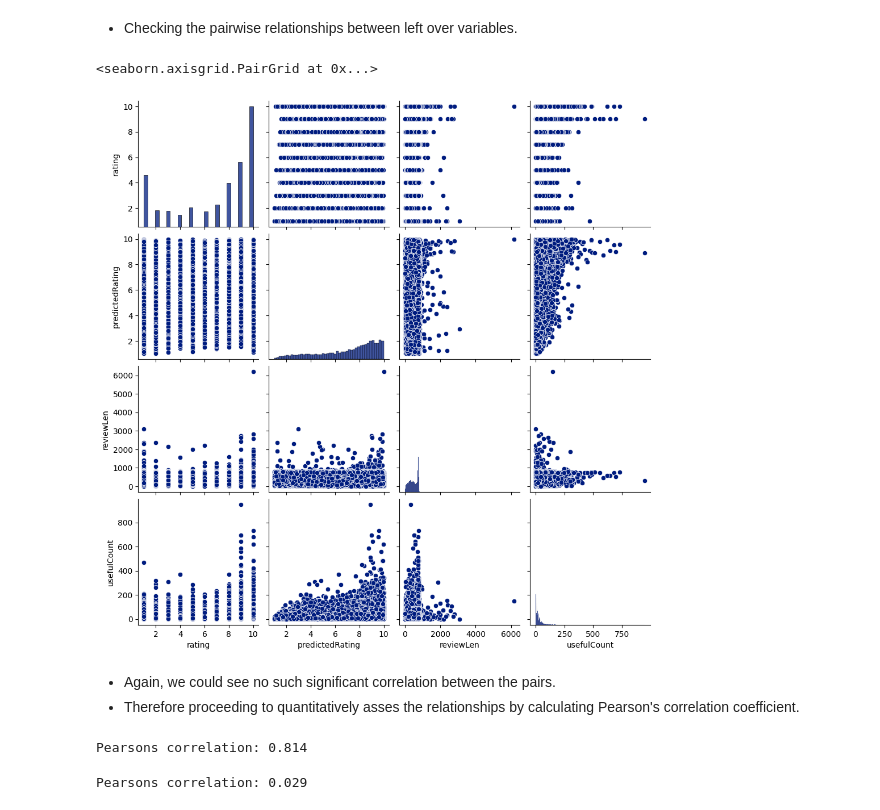
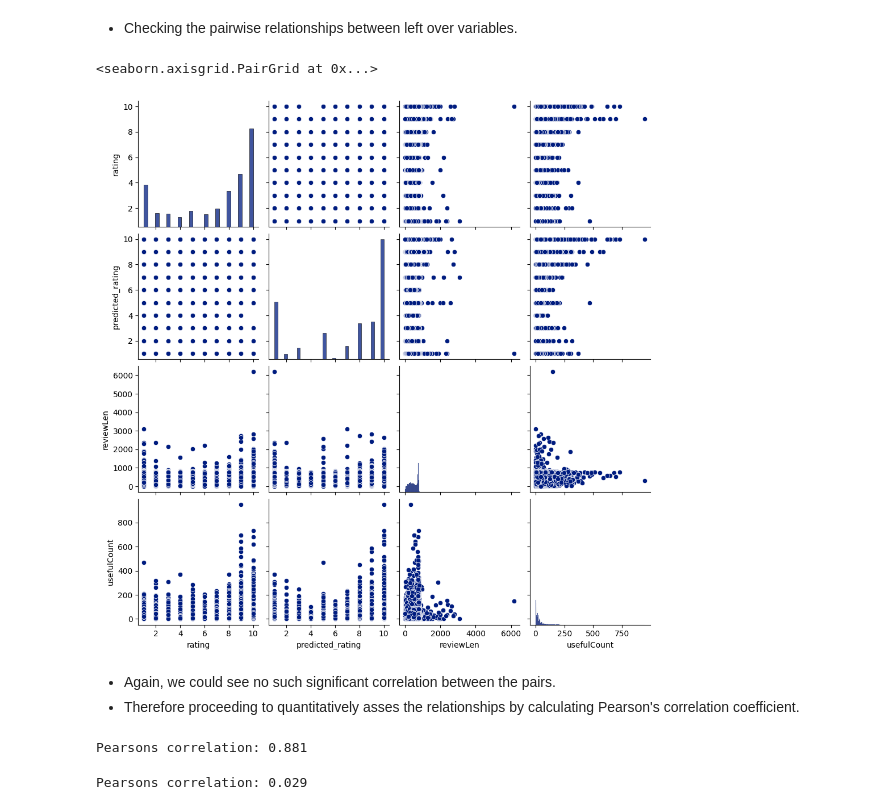
Before and after one commit to rtpn2000/drugReviewAnalysis, a Jupyter notebook: project_part_3_Team_10.ipynb, the cells around one changed output. Drawn from its saved outputs; the diff is of its cells as text; code cells hidden in the pictures.

```diff
--- a/project_part_3_Team_10.ipynb
+++ b/project_part_3_Team_10.ipynb
@@ -39,24 +39,24 @@ from transformers.keras_callbacks import KerasMetricCallback
 from datasets import Dataset
 from tqdm.auto import tqdm
 # %%
-df = pd.read_csv("C://Users//rtpn2//OneDrive//Desktop//WinterQ24//Machine Learning//Project//drugReviewAnalysis//drugReviewAnalysis//test_predicted_ratings.csv")
+df = pd.read_csv("C://Users//rtpn2//OneDrive//Desktop//WinterQ24//Machine Learning//Project//drugReviewAnalysis//drugReviewAnalysis//predicted_test.csv")
 df['reviewLen'] = df['review'].apply(lambda x: len(x))
 # %% [markdown]
 - Checking the pairwise relationships between left over variables.
 # %%
- sns.pairplot(df[['rating', 'predictedRating', 'reviewLen', 'usefulCount']])
+ sns.pairplot(df[['rating', 'predicted_rating', 'reviewLen', 'usefulCount']])
 # %% [output]
 <seaborn.axisgrid.PairGrid at 0x...>
-[figure, old version]
+[figure, new version]
 # %% [markdown]
 - Again, we could see no such significant correlation between the pairs.
 - Therefore proceeding to quantitatively asses the relationships by calculating Pearson's correlation coefficient.
 # %%
-corr, _ = pearsonr(df['rating'], df['predictedRating'])
+corr, _ = pearsonr(df['rating'], df['predicted_rating'])
 corrRvPR = corr
 print('Pearsons correlation: %.3f' % corrRvPR)
 # %% [output]
-Pearsons correlation: 0.814
+Pearsons correlation: 0.881
 # %%
 corr, _ = pearsonr(df['usefulCount'], df['reviewLen'])
 corrUCvRL = corr
```
Also changed, not shown: parts of 5 cells of this notebook.
